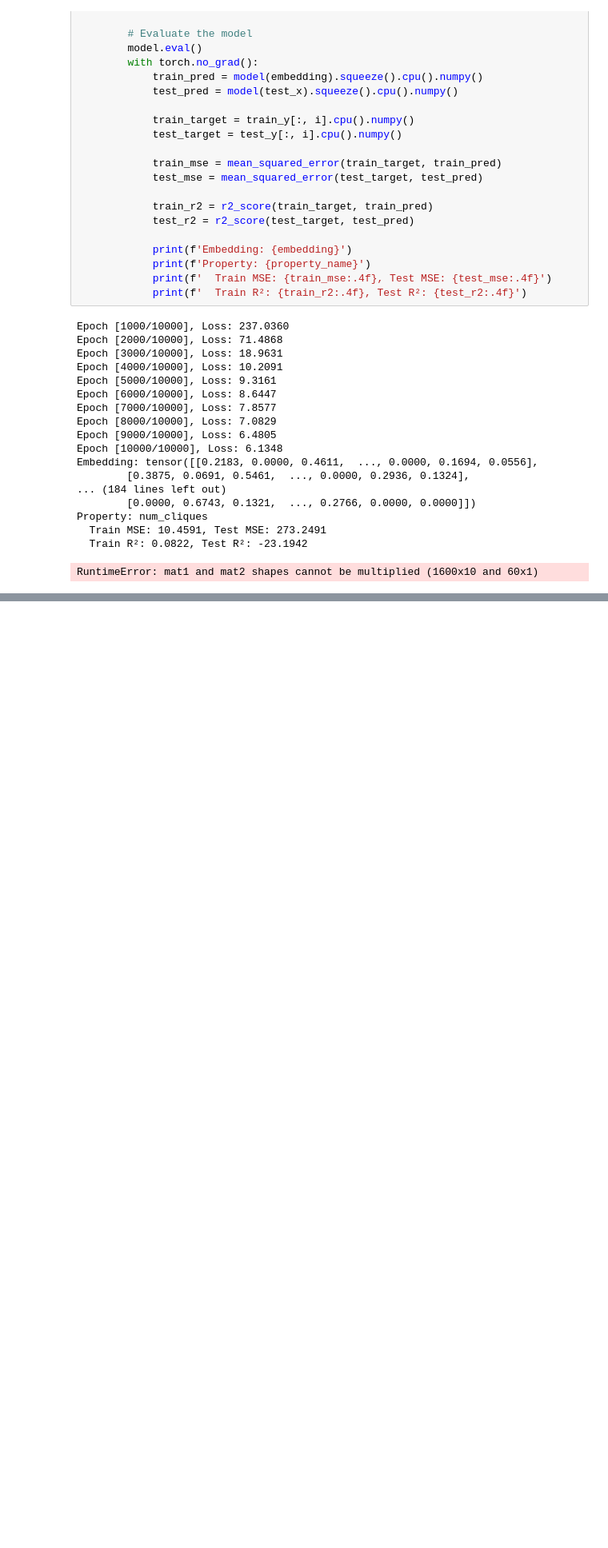
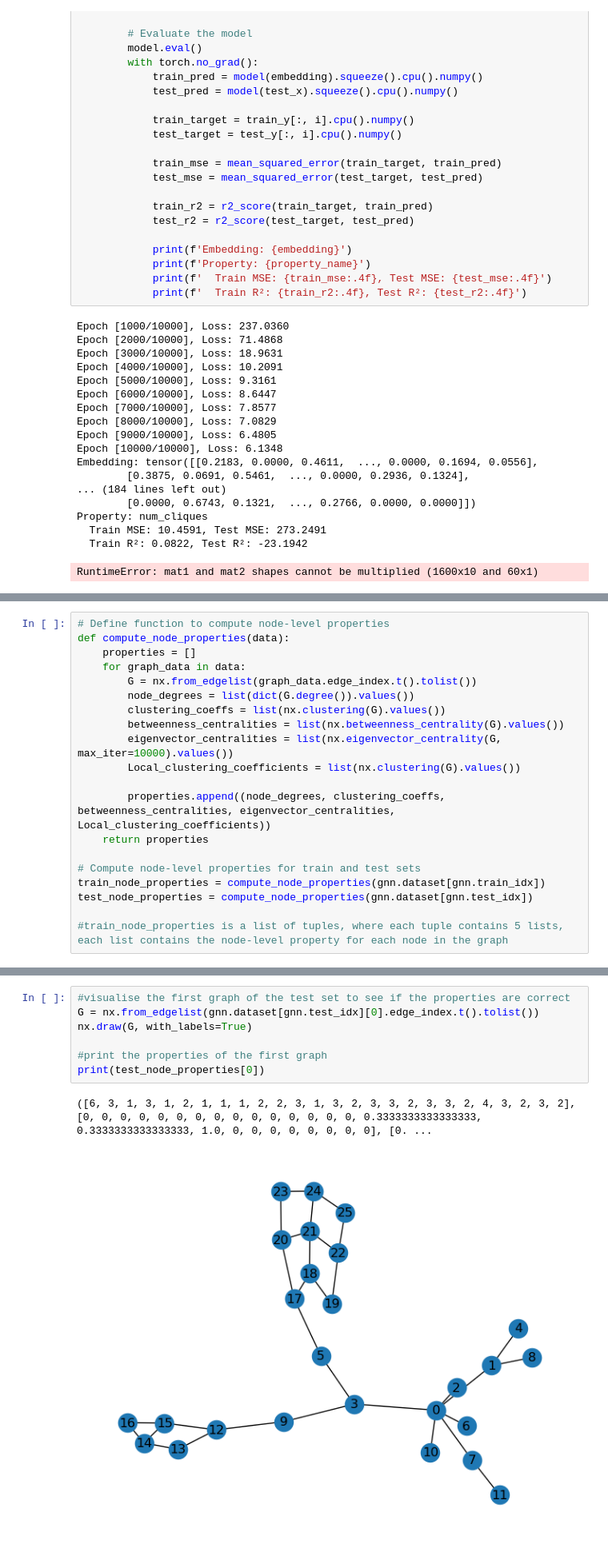
Before and after one commit to TomPelletreauDuris/Probing-GNN-representations, a Jupyter notebook: Probing_GCN.ipynb, the cells around one changed output, grey strips where cells are left out. Shown at 80% size. Drawn from its saved outputs; the diff is of its cells as text; blank space fills up the shorter version.

```diff
--- a/Probing_GCN.ipynb
+++ b/Probing_GCN.ipynb
@@ -640,0 +685,20 @@ def compute_graph_node_properties(data):
+# %%
+# Define function to compute node-level properties
+def compute_node_properties(data):
+    properties = []
+    for graph_data in data:
+        G = nx.from_edgelist(graph_data.edge_index.t().tolist())
+        node_degrees = list(dict(G.degree()).values())
+        clustering_coeffs = list(nx.clustering(G).values())
+        betweenness_centralities = list(nx.betweenness_centrality(G).values())
+        eigenvector_centralities = list(nx.eigenvector_centrality(G, max_iter=10000).values())
+        Local_clustering_coefficients = list(nx.clustering(G).values())
+
+        properties.append((node_degrees, clustering_coeffs, betweenness_centralities, eigenvector_centralities, Local_clustering_coefficients))
+    return properties
+
+# Compute node-level properties for train and test sets
+train_node_properties = compute_node_properties(gnn.dataset[gnn.train_idx])
+test_node_properties = compute_node_properties(gnn.dataset[gnn.test_idx])
+
+#train_node_properties is a list of tuples, where each tuple contains 5 lists, each list contains the node-level property for each node in the graph
@@ -640,0 +709,10 @@ def compute_graph_node_properties(data):
+# %%
+#visualise the first graph of the test set to see if the properties are correct
+G = nx.from_edgelist(gnn.dataset[gnn.test_idx][0].edge_index.t().tolist())
+nx.draw(G, with_labels=True)
+
+#print the properties of the first graph
+print(test_node_properties[0])
+# %% [output]
+([6, 3, 1, 3, 1, 2, 1, 1, 1, 2, 2, 3, 1, 3, 2, 3, 3, 2, 3, 3, 2, 4, 3, 2, 3, 2], [0, 0, 0, 0, 0, 0, 0, 0, 0, 0, 0, 0, 0, 0, 0, 0.3333333333333333, 0.3333333333333333, 1.0, 0, 0, 0, 0, 0, 0, 0, 0], [0. ...
+[figure, added]
```
Also changed, not shown: parts of 50 cells of this notebook, 3 other files.
